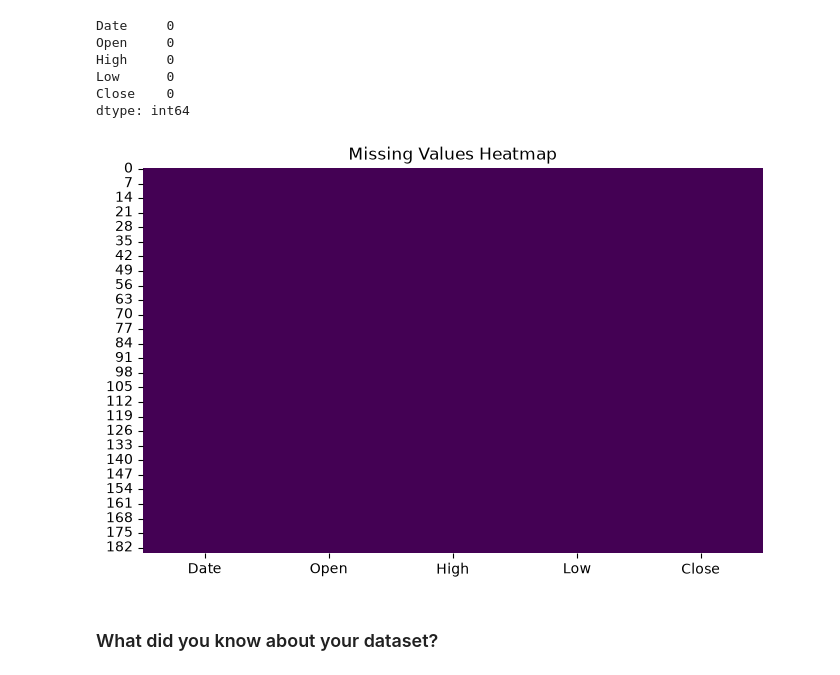
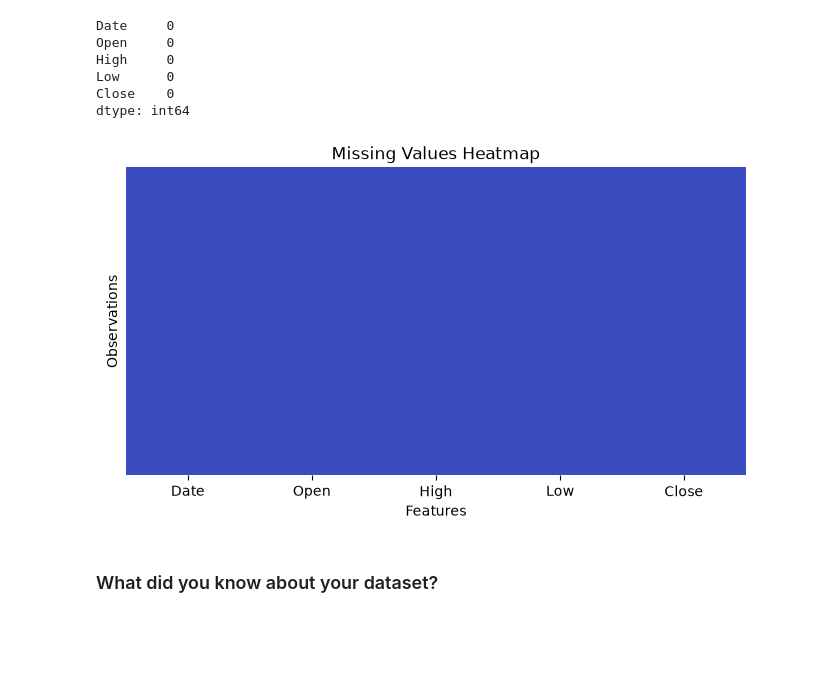
Before and after one commit to tanimnaha/YesBank-Stock-Price-Prediction, a Jupyter notebook: YesBank_EDA_Tanim.ipynb, the cells around one changed output. Drawn from its saved outputs; the diff is of its cells as text; code cells hidden in the pictures; blank space fills up the shorter version.

```diff
--- a/YesBank_EDA_Tanim.ipynb
+++ b/YesBank_EDA_Tanim.ipynb
@@ -444,12 +167,22 @@ dtype: int64
 # %%
 # Visualizing the Missing Values
 
-plt.figure(figsize=(8,5))
-sns.heatmap(df.isnull(), cbar=False, cmap='viridis')
+plt.figure(figsize=(8,4))
+
+sns.heatmap(
+    df.isnull(),
+    cmap="coolwarm",
+    cbar=False,
+    yticklabels=False
+)
+
 plt.title("Missing Values Heatmap")
+plt.xlabel("Features")
+plt.ylabel("Observations")
+
 plt.show()
 # %% [output]
-[figure, old version]
+[figure, new version]
 # %% [markdown]
 ### What did you know about your dataset?
 # %% [markdown]
```
Also changed, not shown: parts of 71 cells of this notebook.
